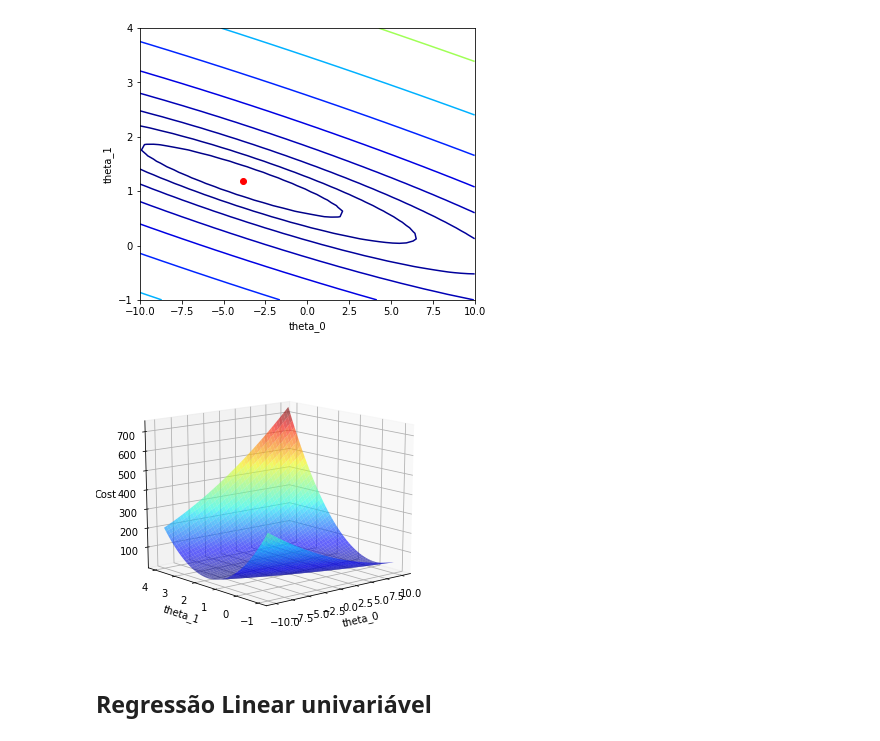
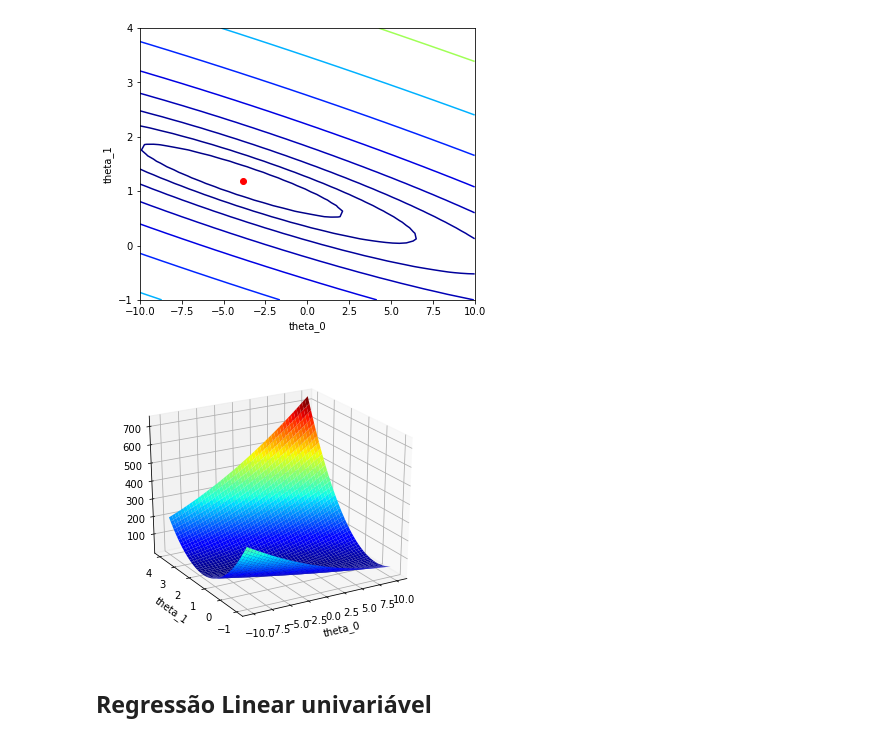
Before and after one commit to raphael-abreu/ml_t1, a Jupyter notebook: relatorio.ipynb, the cells around one changed output. Saved outputs shown, nothing was run; the diff lists cells and outputs as text; code cells hidden in the pictures.

```diff
--- a/relatorio.ipynb
+++ b/relatorio.ipynb
@@ -111,17 +111,16 @@ plt.show()
 # %%
 fig2 = plt.figure(figsize=(6,5))
 ax = fig2.gca( projection='3d')
-ax.plot_surface(theta0_vals, theta1_vals, custos, rstride=1, cstride=1, alpha=0.6, cmap=plt.cm.jet)
-ax.set_zlabel('Cost')
+ax.plot_surface(theta0_vals, theta1_vals, custos, rstride=1, cstride=1, alpha=1, cmap=plt.cm.jet)
 ax.set_zlim(custos.min(),custos.max())
-ax.view_init(elev=15, azim=230)
+ax.view_init(elev=25, azim=240)
 
 plt.xlabel('theta_0')
 plt.ylabel('theta_1')
 
 plt.show()
 # %% [output]
-[figure, old version]
+[figure, new version]
 # %% [markdown]
 ## Regressão Linear univariável
 # %%
```
